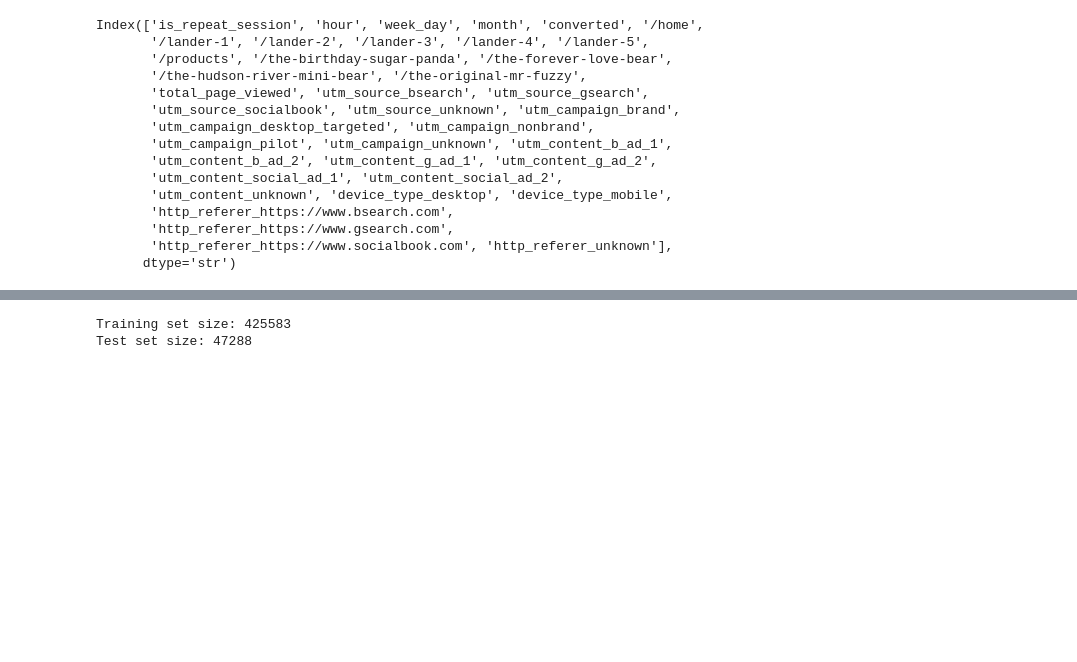
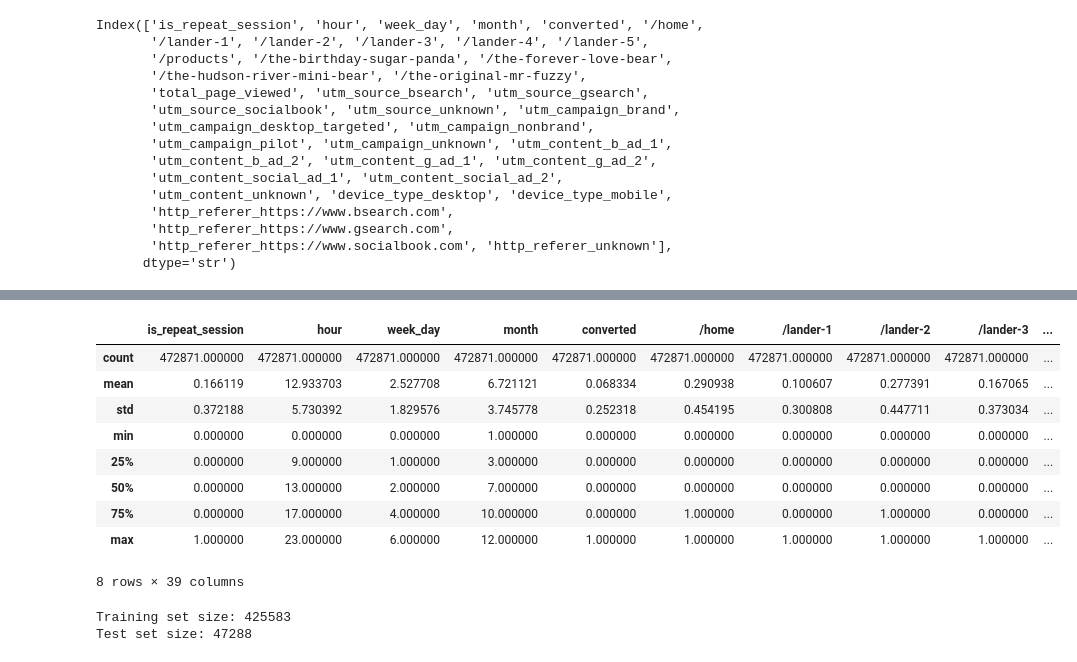
Before and after one commit to chaulnb05/Fuzzy_Ecom, a Jupyter notebook: Notebooks/conversion_rate.ipynb, the cells around one changed output, grey strips where cells are left out. Cells and saved outputs as stored; diff of their text form; code cells hidden in the pictures; blank space fills up the shorter version.

```diff
--- a/Notebooks/conversion_rate.ipynb
+++ b/Notebooks/conversion_rate.ipynb
@@ -448,3 +460,16 @@ total_page_viewed              0.043364
 /lander-2                      0.021803
 Name: converted, dtype: float64
+# %%
+merge_view_df.describe()
+# %% [output]
+|  | is_repeat_session | hour | week_day | month | converted | /home | /lander-1 | /lander-2 | /lander-3 | ... |
+| count | 472871.000000 | 472871.000000 | 472871.000000 | 472871.000000 | 472871.000000 | 472871.000000 | 472871.000000 | 472871.000000 | 472871.000000 | ... |
+| mean | 0.166119 | 12.933703 | 2.527708 | 6.721121 | 0.068334 | 0.290938 | 0.100607 | 0.277391 | 0.167065 | ... |
+| std | 0.372188 | 5.730392 | 1.829576 | 3.745778 | 0.252318 | 0.454195 | 0.300808 | 0.447711 | 0.373034 | ... |
+| min | 0.000000 | 0.000000 | 0.000000 | 1.000000 | 0.000000 | 0.000000 | 0.000000 | 0.000000 | 0.000000 | ... |
+| 25% | 0.000000 | 9.000000 | 1.000000 | 3.000000 | 0.000000 | 0.000000 | 0.000000 | 0.000000 | 0.000000 | ... |
+| 50% | 0.000000 | 13.000000 | 2.000000 | 7.000000 | 0.000000 | 0.000000 | 0.000000 | 0.000000 | 0.000000 | ... |
+| 75% | 0.000000 | 17.000000 | 4.000000 | 10.000000 | 0.000000 | 1.000000 | 0.000000 | 1.000000 | 0.000000 | ... |
+| max | 1.000000 | 23.000000 | 6.000000 | 12.000000 | 1.000000 | 1.000000 | 1.000000 | 1.000000 | 1.000000 | ... |
+8 rows × 39 columns
 # %%
```
Also changed, not shown: parts of 10 cells of this notebook.
